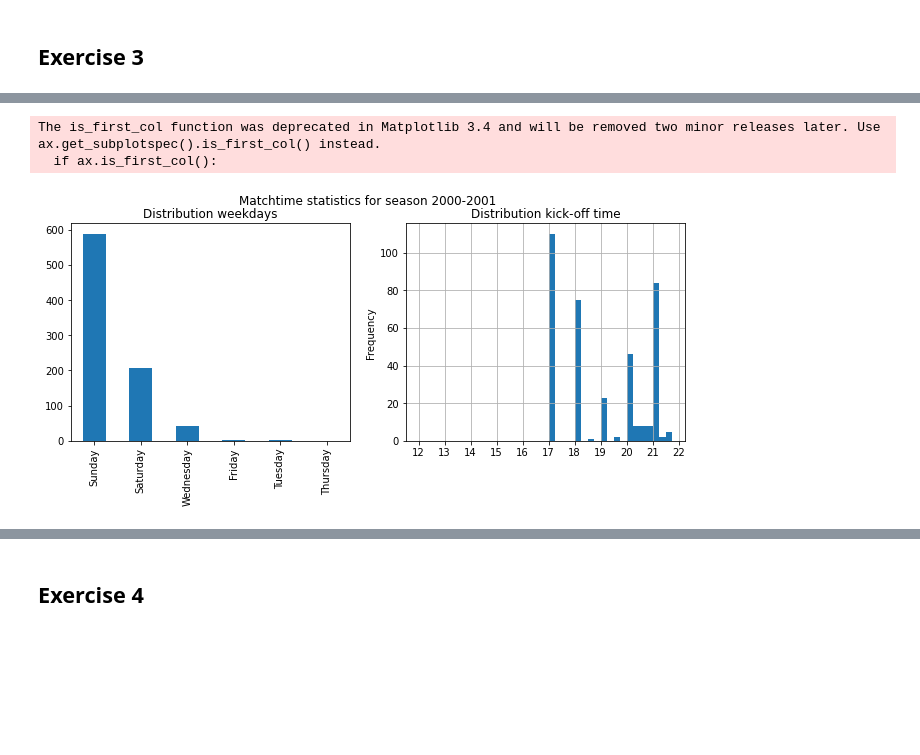
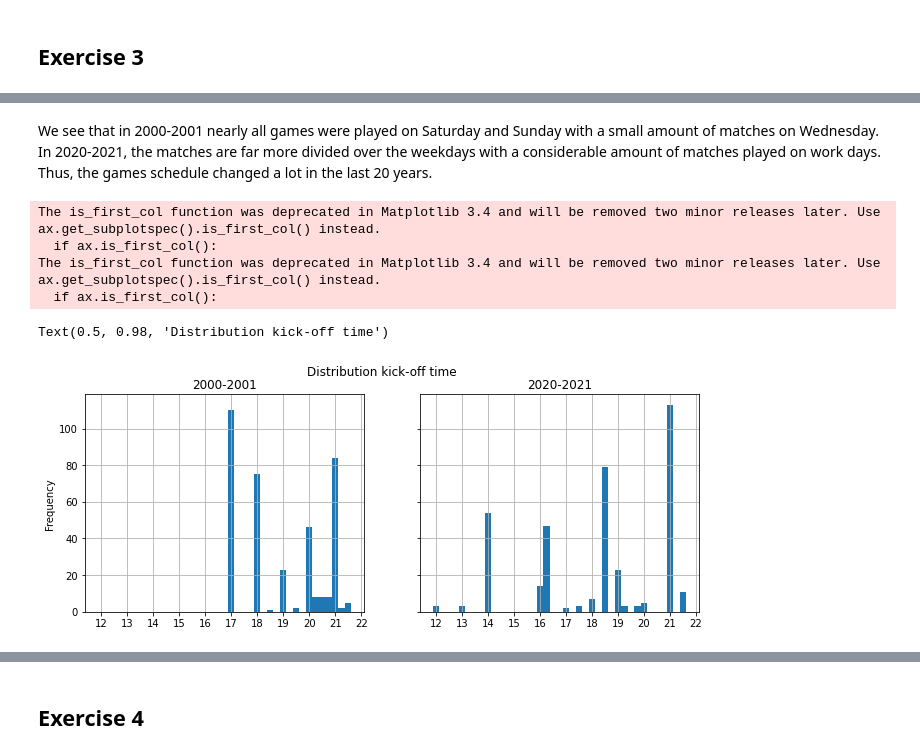
Before and after one commit to jannik-j/la-quiniela, a Jupyter notebook: analysis/AnalyticalWork.ipynb, the cells around one changed output, grey strips where cells are left out. Drawn from its saved outputs; the diff is of its cells as text; code cells hidden in the pictures; blank space fills up the shorter version.

```diff
--- a/analysis/AnalyticalWork.ipynb
+++ b/analysis/AnalyticalWork.ipynb
@@ -117,19 +139,17 @@ df.loc[df['division']==1].sort_values(by=['abs_goal_diff', 'max_goals'], ascendi
+# %% [markdown]
+We see that in 2000-2001 nearly all games were played on Saturday and Sunday with a small amount of matches on Wednesday. In 2020-2021, the matches are far more divided over the weekdays with a considerable amount of matches played on work days. Thus, the games schedule changed a lot in the last 20 years.
 # %%
-def season_time_stats(season: str):
-    datetime_dates = pd.to_datetime(df.loc[df['season']==season, 'date'])
-    datetime_dates[datetime_dates.dt.year >= 2023] -= pd.DateOffset(years=100)
-
-    datetime_times = pd.to_datetime(df.loc[df['season']==season, 'time'])
-    weekdays = datetime_dates.dt.day_name()
+fig, axs = plt.subplots(1, 2, figsize=(11, 4), sharey=True)
+for i, season in enumerate(['2000-2001', '2020-2021']):
+    datetime_times = pd.to_datetime(df.loc[((df['season']==season) & (df['division']==1)), 'time'])
     times = datetime_times.dt.hour + datetime_times.dt.minute/60
-    fig, axs = plt.subplots(1, 2, figsize=(11, 4))
-    weekdays.value_counts().plot.bar(ax=axs[0], title="Distribution weekdays")
-    times.plot.hist(ax=axs[1], title="Distribution kick-off time", bins=np.linspace(12,22,40, endpoint=False), grid=True)
-    axs[1].set_xticks(np.arange(12,23))
-    plt.suptitle("Matchtime statistics for season "+season)
+    times.plot.hist(ax=axs[i], title=season, bins=np.linspace(12,22,40, endpoint=False), grid=True, align='left')
+    axs[i].set_xticks(np.arange(12,23))
+plt.suptitle("Distribution kick-off time")
+# %% [output]
+The is_first_col function was deprecated in Matplotlib 3.4 and will be removed two minor releases later. Use ax.get_subplotspec().is_first_col() instead.
+  if ax.is_first_col():
+The is_first_col function was deprecated in Matplotlib 3.4 and will be removed two minor releases later. Use ax.get_subplotspec().is_first_col() instead.
+  if ax.is_first_col():
+Text(0.5, 0.98, 'Distribution kick-off time')
+[figure, added]
-# %%
-season_time_stats('2000-2001')
-# %% [output]
-The is_first_col function was deprecated in Matplotlib 3.4 and will be removed two minor releases later. Use ax.get_subplotspec().is_first_col() instead.
-  if ax.is_first_col():
-[figure, removed]
```
Also changed, not shown: parts of 6 cells of this notebook, 4 other files.
